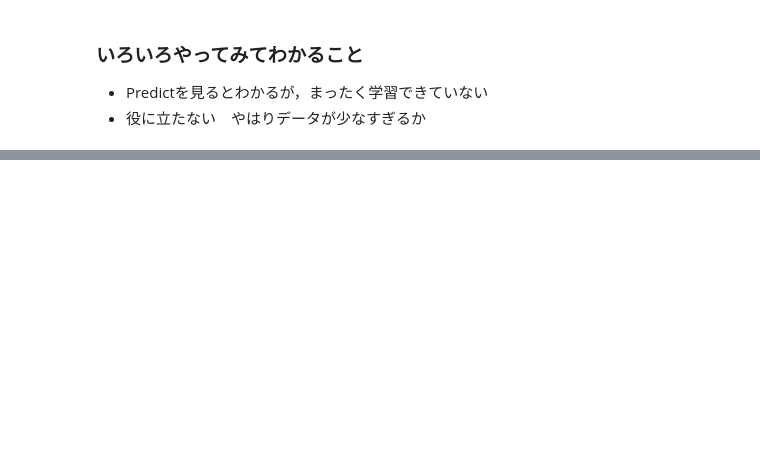
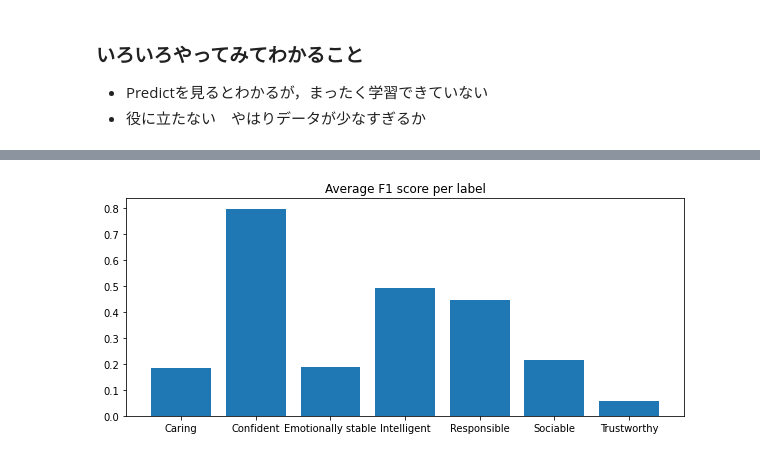
Before and after one commit to takumi1001/2022-mast-ai-experiment, a Jupyter notebook: train.ipynb, the cells around one changed output, grey strips where cells are left out. Saved outputs shown, nothing was run; the diff lists cells and outputs as text; code cells hidden in the pictures; blank space fills up the shorter version.

```diff
--- a/train.ipynb
+++ b/train.ipynb
@@ -277,0 +289,34 @@ plt.show() ;
+# %%
+f1_dict = dict()
+for label in labels:
+    y_raw = df[label]
+    y = tf.keras.utils.to_categorical(y_raw)
+
+    f1_dict[label] = []
+    print(label)
+
+    for train_index, test_index in kf.split(X):
+        X_train, X_test = X[train_index], X[test_index]
+        y_train, y_test = y[train_index], y[test_index]
+        y_test_sk = np.argmax(y_test, axis=1)
+        y_train_sk = np.argmax(y_train, axis=1)
+
+        neg = y_train.sum(axis=0)[0]
+        pos = y_train.sum(axis=0)[1]
+        total = pos + neg
+        print(f"origin pos:{pos} neg:{neg}")
+
+        # クラスの重み
+        weight_for_0 = (1 / neg) * (total / 2.0)
+        weight_for_1 = (1 / pos) * (total / 2.0)
+        class_weight = {0: weight_for_0, 1: weight_for_1}
+
+        model = lgb.LGBMClassifier(n_estimators=1000)
+        model.fit(X_train, y_train_sk)
+        y_pred = model.predict(X_test)
+
+        print("Predict:", y_pred)
+        print("True:", y_test_sk)
+        f1 = f1_score(y_test_sk, y_pred, average="binary")
+        print("F1 score:", f1)
+        f1_dict[label].append(f1)
@@ -277,0 +341,11 @@ plt.show() ;
+# %%
+f1_list = []
+for label in labels:
+    f1_list.append(np.mean(f1_dict[label]))
+# %%
+plt.figure(figsize=(10,4))
+plt.bar(f1_dict.keys(), f1_list)
+plt.title("Average F1 score per label")
+plt.show() ;
+# %% [output]
+[figure, added]
```
Also changed, not shown: parts of 10 cells of this notebook.
